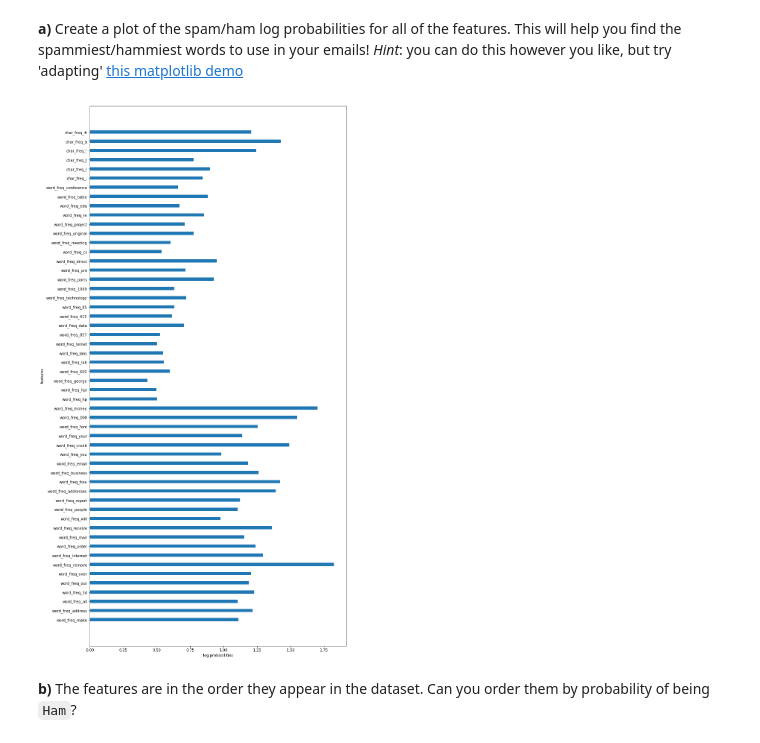
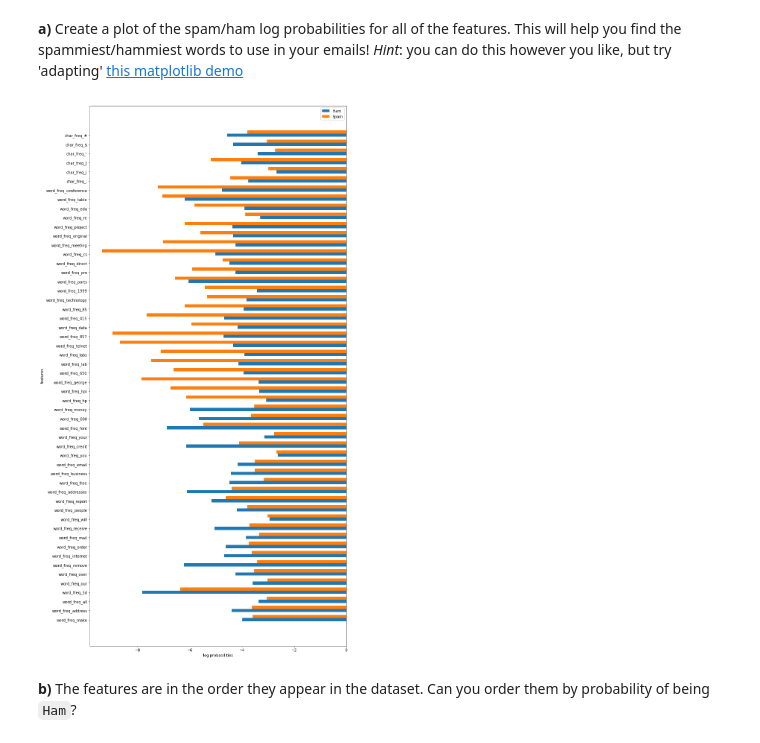
Before and after one commit to NiuJ1ao/IAML_Labs, a Jupyter notebook: iaml-labs-master/Labs/01 - Analysis and Visualisation.ipynb, the cells around one changed output. Cells and saved outputs as stored; diff of their text form; code cells hidden in the pictures.

```diff
--- a/iaml-labs-master/Labs/01 - Analysis and Visualisation.ipynb
+++ b/iaml-labs-master/Labs/01 - Analysis and Visualisation.ipynb
@@ -430,29 +419,26 @@ X_test, clf.predict(X_test), clf.score(X_test, y_test)
 # %%
 # Your Code goes here:
 fig, ax = plt.subplots()
 
 col = spambase.drop(columns="is_spam").columns.values
 index = np.arange(len(col))
 bar_width = 0.35
 
-ax.barh(index, flp[0]/flp[1], bar_width)
+ham_rects = ax.barh(index, flp[0], bar_width)
+spam_rects = ax.barh(index + bar_width, flp[1], bar_width)
 
 ax.set_ylabel('features')
 ax.set_xlabel('log probabilities')
 ax.set_yticks(index)
 ax.set_yticklabels(col)
+ax.legend((ham_rects[0], spam_rects[0]), ('Ham', 'Spam'), loc="best")
 
 fig.tight_layout()
 fig.set_figwidth(15)
 fig.set_figheight(25)
 plt.show()
-
-# col = spambase.drop(columns="is_spam").columns.values
-# df = pd.DataFrame(flp[1]/flp[0]).T
-# df.columns = col
-# df.plot(kind='barh')
 # %% [output]
-[figure, old version]
+[figure, new version]
 # %% [markdown]
 **b)** The features are in the order they appear in the dataset. Can you order them by probability of being `Ham`?
 # %%
```
Also changed, not shown: parts of 10 cells of this notebook, 1 other file.
